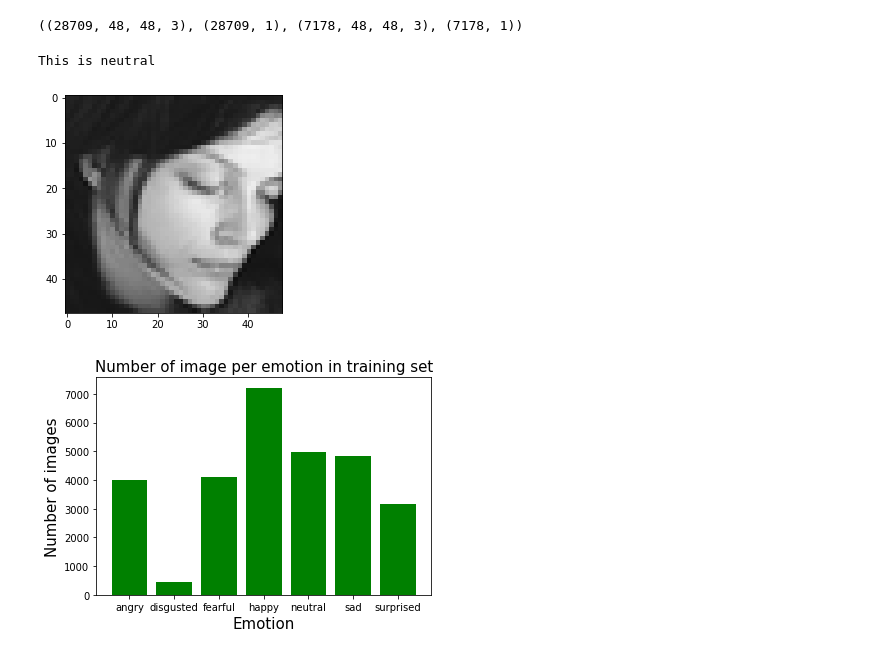
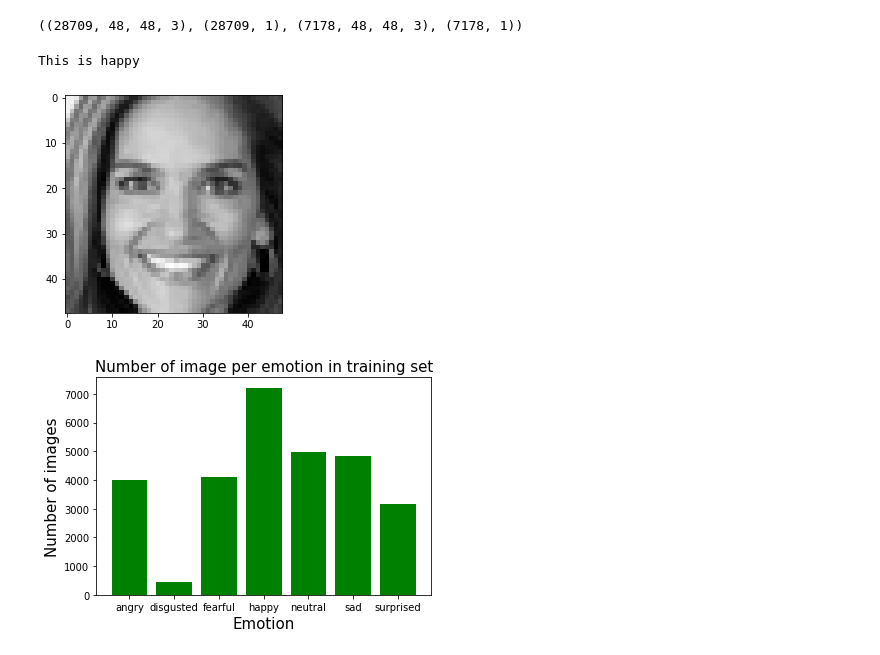
Before and after one commit to Varun221/Real_time_emotion_detection, a Jupyter notebook: emotion_detection.ipynb, the cells around one changed output. Drawn from its saved outputs; the diff is of its cells as text; code cells hidden in the pictures.

```diff
--- a/emotion_detection.ipynb
+++ b/emotion_detection.ipynb
@@ -79,15 +79,15 @@ X_train.shape, Y_train.shape, X_test.shape, Y_test.shape
 ((28709, 48, 48, 3), (28709, 1), (7178, 48, 48, 3), (7178, 1))
 # %%
 # visualizing the files based on index
-index = 10000
+index = 1067
 img = X_train[index,:,:,:]
 print(f"This is {index_to_emotion[Y_train[index, 0]]}")
 img = img.astype(np.uint8)
 plt.imshow(img, cmap='Greys')
 plt.show()
 # %% [output]
-This is neutral
+This is happy
-[figure, old version]
+[figure, new version]
 # %%
 # number of images pertaining to each class
 arr = np.zeros((7,))
```
Also changed, not shown: parts of 8 cells of this notebook.
